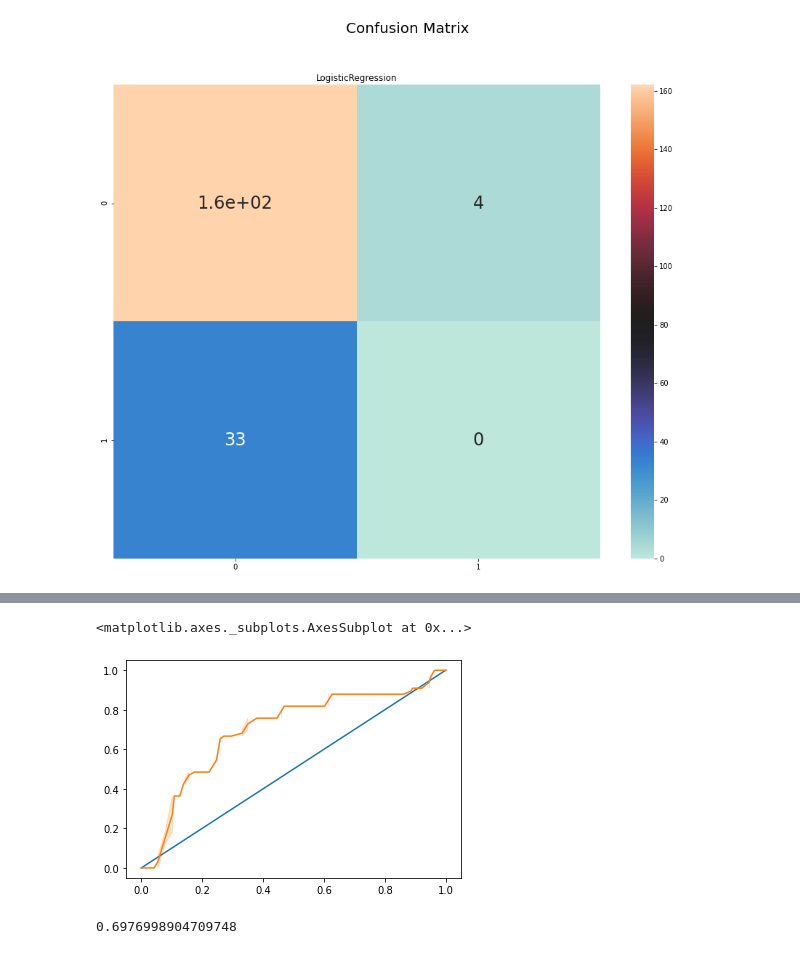
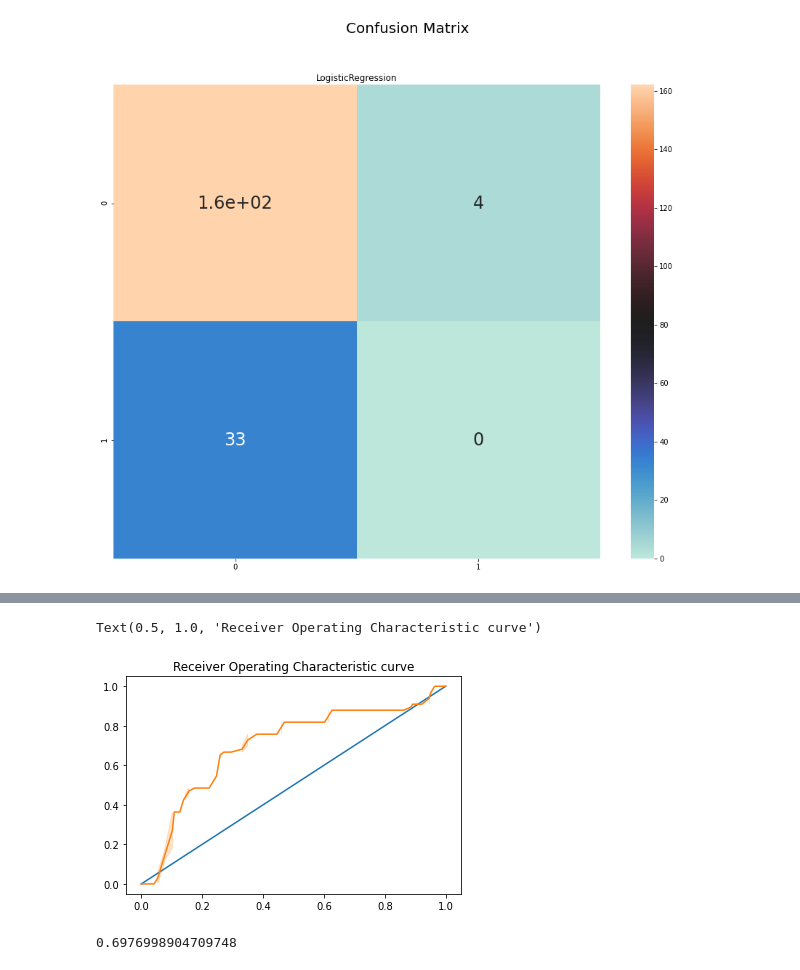
Before and after one commit to ramyasnl/Machine_Learning_Beginners_MS, a Jupyter notebook: Logisticregression.ipynb, the cells around one changed output, grey strips where cells are left out. Cells and saved outputs as stored; diff of their text form; code cells hidden in the pictures.

```diff
--- a/Logisticregression.ipynb
+++ b/Logisticregression.ipynb
@@ -298,14 +347,14 @@ sns.heatmap(confusion_matrix(y_test, predictions),cmap="icefire",cbar=True, anno
 # %%
 from sklearn.metrics import roc_curve, roc_auc_score
 
 y_scores = model.predict_proba(X_test)
 # calculate ROC curve
 fpr, tpr, thresholds = roc_curve(y_test, y_scores[:,1])
 sns.lineplot([0, 1], [0, 1])
-sns.lineplot(fpr, tpr)
+sns.lineplot(fpr,tpr).set_title("Receiver Operating Characteristic curve")
 # %% [output]
-<matplotlib.axes._subplots.AxesSubplot at 0x...>
+Text(0.5, 1.0, 'Receiver Operating Characteristic curve')
-[figure, old version]
+[figure, new version]
 # %%
 auc = roc_auc_score(y_test,y_scores[:,1])
 print(auc)
```
Also changed, not shown: parts of 6 cells of this notebook.
